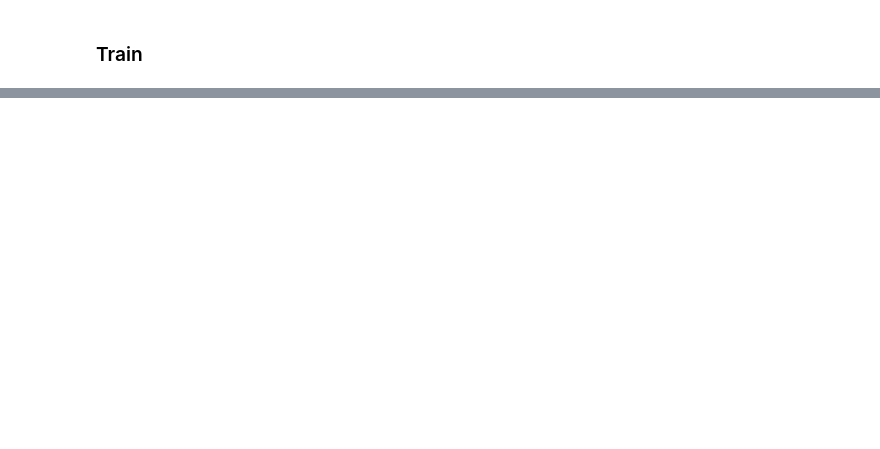
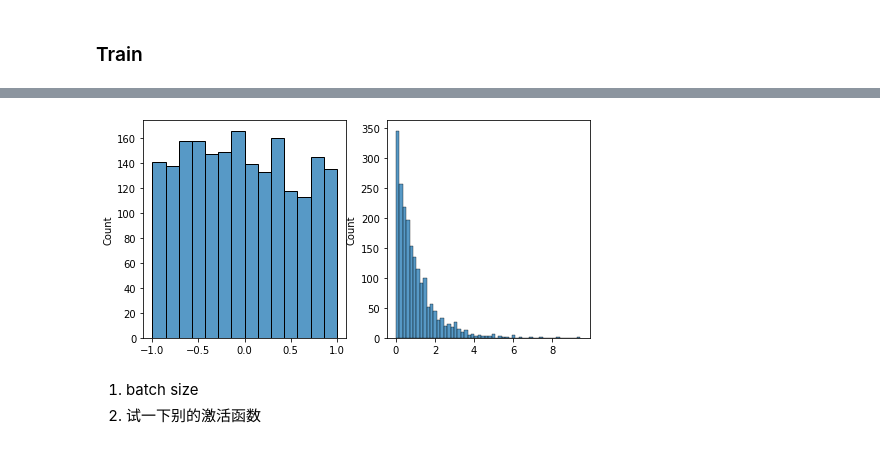
Before and after one commit to xxzWzxx/NICD, a Jupyter notebook: modules.ipynb, the cells around one changed output, grey strips where cells are left out. Drawn from its saved outputs; the diff is of its cells as text; code cells hidden in the pictures; blank space fills up the shorter version.

```diff
--- a/modules.ipynb
+++ b/modules.ipynb
@@ -140,0 +121,4 @@ loss_list = []
+# %%
+batch_size = 256
+data = Data_dim2(num_observatiosn=2000, batch_size=batch_size)
+train_loader = data.get_dataloader(3)
@@ -189,0 +195,7 @@ show_distribution(y.cpu(), 1, 4)
+# %%
+data.show_distribution(data.origin, 1, 2)
+# %% [output]
+[figure, added]
+# %% [markdown]
+1. batch size
+2. 试一下别的激活函数
```
Also changed, not shown: parts of 20 cells of this notebook, 2 other files.
